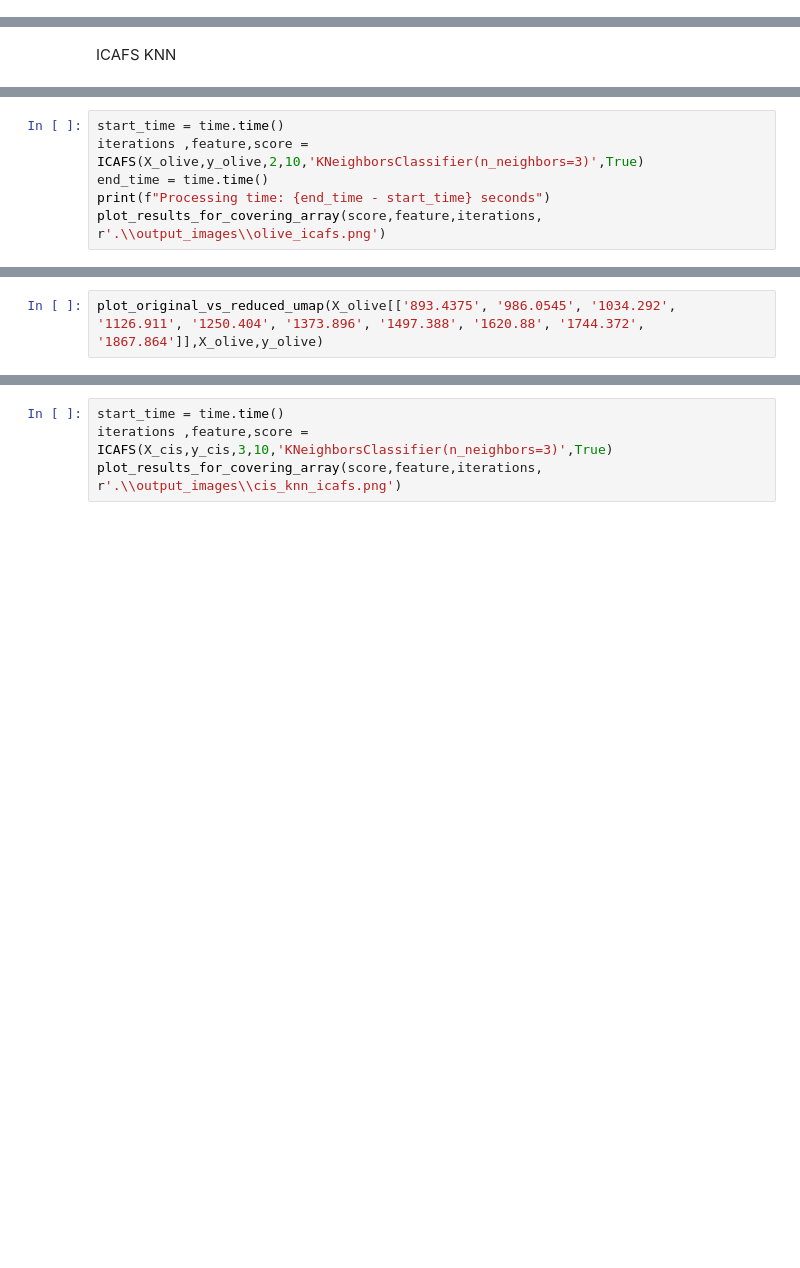
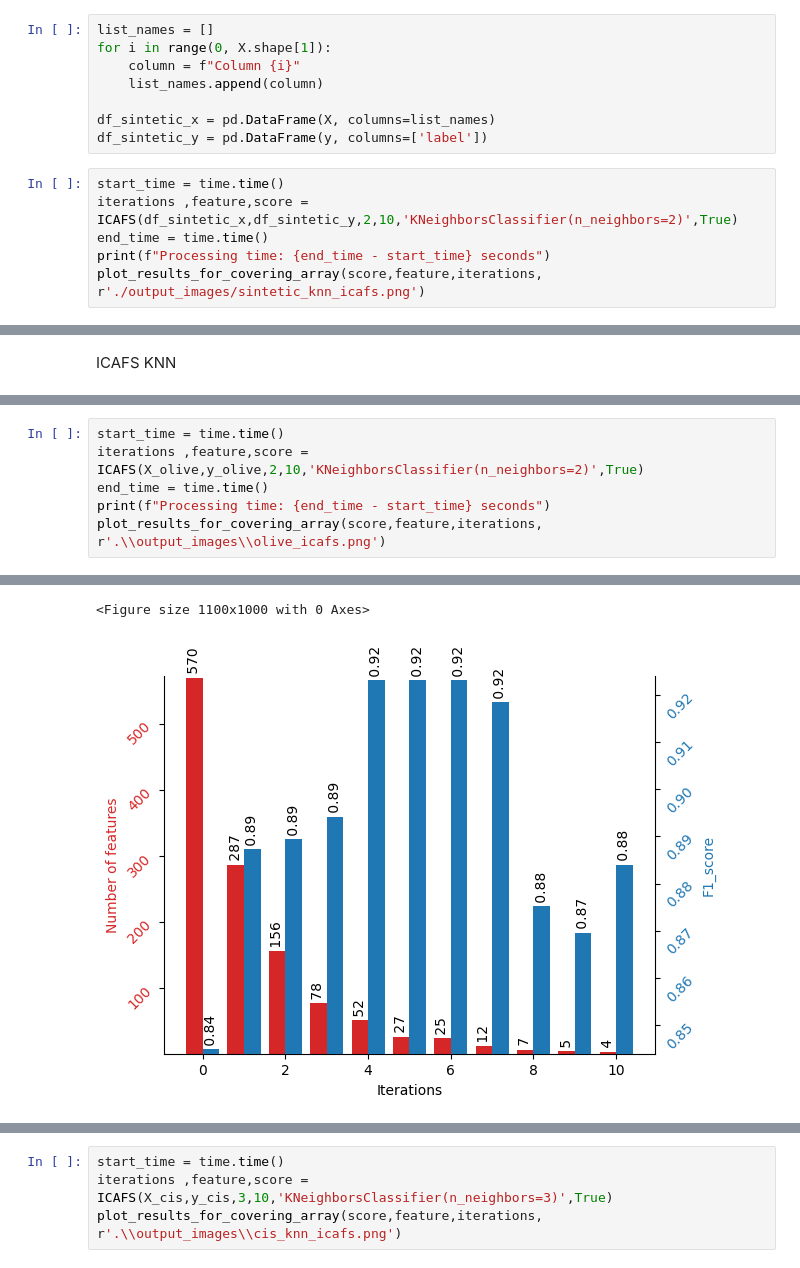
Before and after one commit to mikefixer/icafs, a Jupyter notebook: notebookes/icafs.ipynb, the cells around one changed output, grey strips where cells are left out. Drawn from its saved outputs; the diff is of its cells as text; blank space fills up the shorter version.

```diff
--- a/notebookes/icafs.ipynb
+++ b/notebookes/icafs.ipynb
@@ -28,0 +29,14 @@ df_olive
+# %%
+list_names = []
+for i in range(0, X.shape[1]):
+    column = f"Column {i}"
+    list_names.append(column)
+
+df_sintetic_x = pd.DataFrame(X, columns=list_names)
+df_sintetic_y = pd.DataFrame(y, columns=['label'])
+# %%
+start_time = time.time()
+iterations ,feature,score = ICAFS(df_sintetic_x,df_sintetic_y,2,10,'KNeighborsClassifier(n_neighbors=2)',True)
+end_time = time.time()
+print(f"Processing time: {end_time - start_time} seconds")
+plot_results_for_covering_array(score,feature,iterations, r'./output_images/sintetic_knn_icafs.png')
@@ -247,6 +317,7 @@ plot_original_vs_reduced_umap(X_meat[['1582.289', '1744.372', '1867.864']], X_me
 # %%
 start_time = time.time()
-iterations ,feature,score = ICAFS(X_olive,y_olive,2,10,'KNeighborsClassifier(n_neighbors=3)',True)
+iterations ,feature,score = ICAFS(X_olive,y_olive,2,10,'KNeighborsClassifier(n_neighbors=2)',True)
 end_time = time.time()
 print(f"Processing time: {end_time - start_time} seconds")
 plot_results_for_covering_array(score,feature,iterations, r'.\\output_images\\olive_icafs.png')
+# %% [output]
@@ -253,2 +335,2 @@ plot_results_for_covering_array(score,feature,iterations, r'.\\output_images\\ol
+<Figure size 1100x1000 with 0 Axes>
+[figure, added]
-# %%
-plot_original_vs_reduced_umap(X_olive[['893.4375', '986.0545', '1034.292', '1126.911', '1250.404', '1373.896', '1497.388', '1620.88', '1744.372', '1867.864']],X_olive,y_olive)
```
Also changed, not shown: parts of 14 cells of this notebook.
